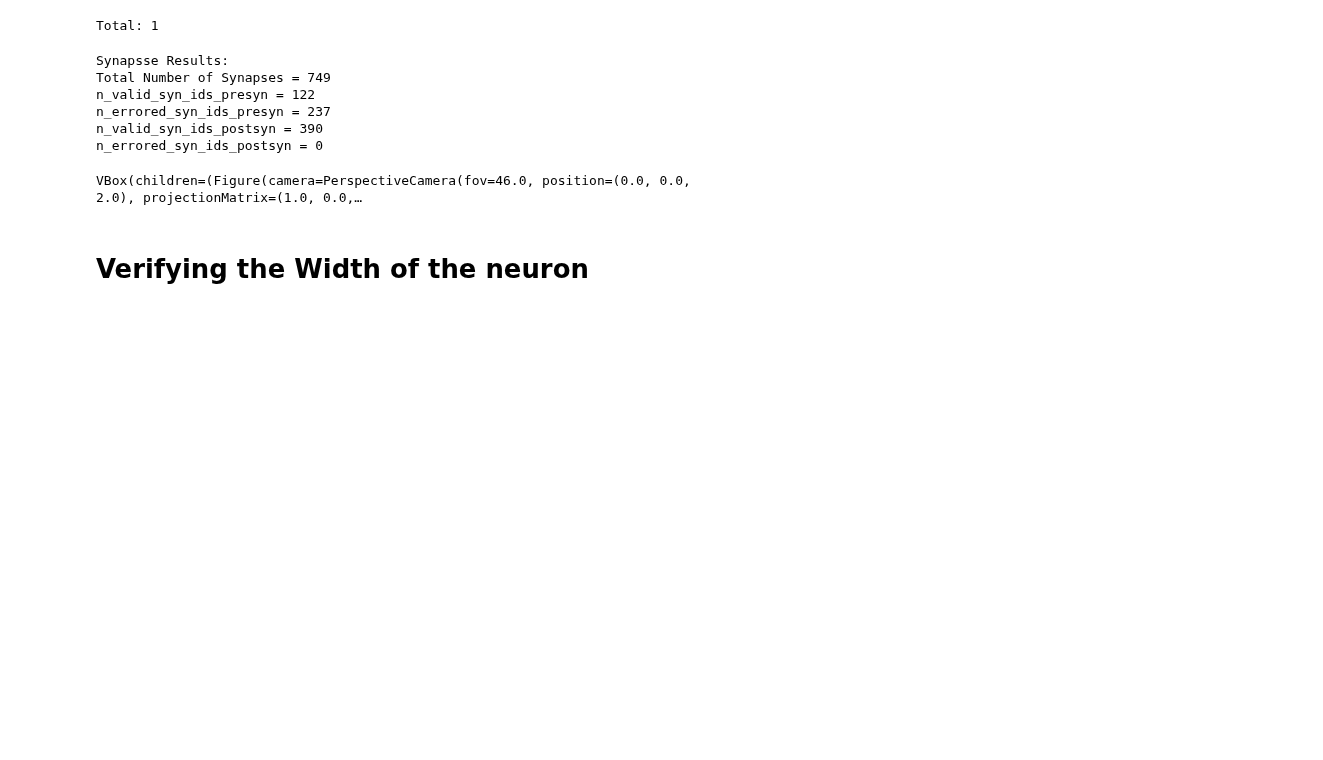
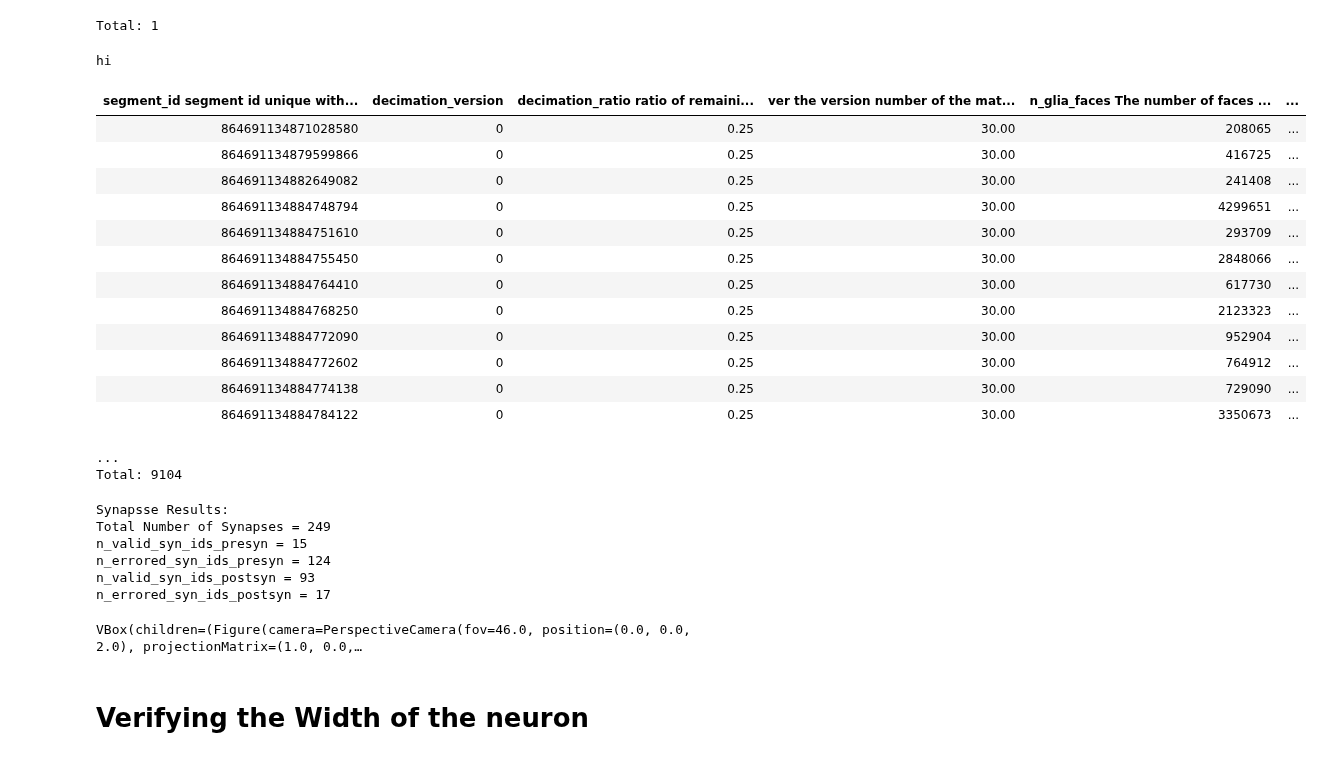
Before and after one commit to celiibrendan/neuron_mesh_tools, a Jupyter notebook: Auto_Proofreading/Validation_Testing/Verifying_Neuron_Proofreading_vp3_Long_V1_to_HVA.ipynb, the cells around one changed output. Saved outputs shown, nothing was run; the diff lists cells and outputs as text; code cells hidden in the pictures; blank space fills up the shorter version.

```diff
--- a/Auto_Proofreading/Validation_Testing/Verifying_Neuron_Proofreading_vp3_Long_V1_to_HVA.ipynb
+++ b/Auto_Proofreading/Validation_Testing/Verifying_Neuron_Proofreading_vp3_Long_V1_to_HVA.ipynb
@@ -47,7 +47,30 @@ du.proofreading_neurons_table() & dict(segment_id=segment_id)
 | segment_id segment id unique with... | decimation_version | decimation_ratio ratio of remaini... | ver the version number of the mat... | process_version the version of th... | ... |
 | 864691136008407980 | 0 | 0.25 | 30.00 | 3 | ... |
 Total: 1
+# %%
+print("hi")
+# %% [output]
+hi
+# %%
+minnie.NeuronGliaNuclei() & "n_glia_faces > 80000"
+# %% [output]
+| segment_id segment id unique with... | decimation_version | decimation_ratio ratio of remaini... | ver the version number of the mat... | n_glia_faces The number of faces ... | ... |
+| 864691134871028580 | 0 | 0.25 | 30.00 | 208065 | ... |
+| 864691134879599866 | 0 | 0.25 | 30.00 | 416725 | ... |
+| 864691134882649082 | 0 | 0.25 | 30.00 | 241408 | ... |
+| 864691134884748794 | 0 | 0.25 | 30.00 | 4299651 | ... |
+| 864691134884751610 | 0 | 0.25 | 30.00 | 293709 | ... |
+| 864691134884755450 | 0 | 0.25 | 30.00 | 2848066 | ... |
+| 864691134884764410 | 0 | 0.25 | 30.00 | 617730 | ... |
+| 864691134884768250 | 0 | 0.25 | 30.00 | 2123323 | ... |
+| 864691134884772090 | 0 | 0.25 | 30.00 | 952904 | ... |
+| 864691134884772602 | 0 | 0.25 | 30.00 | 764912 | ... |
+| 864691134884774138 | 0 | 0.25 | 30.00 | 729090 | ... |
+| 864691134884784122 | 0 | 0.25 | 30.00 | 3350673 | ... |
+...
+Total: 9104
 # %%
+segment_id = 864691134884768250
 du.plot_proofread_neuron(segment_id=segment_id,
                         split_index = 0,
                         plot_proofreading_synapses=True,
@@ -58,11 +81,11 @@ du.plot_proofread_neuron(segment_id=segment_id,
                         )
 # %% [output]
 Synapsse Results:
-Total Number of Synapses = 749
-n_valid_syn_ids_presyn = 122
-n_errored_syn_ids_presyn = 237
-n_valid_syn_ids_postsyn = 390
-n_errored_syn_ids_postsyn = 0
+Total Number of Synapses = 249
+n_valid_syn_ids_presyn = 15
+n_errored_syn_ids_presyn = 124
+n_valid_syn_ids_postsyn = 93
+n_errored_syn_ids_postsyn = 17
 VBox(children=(Figure(camera=PerspectiveCamera(fov=46.0, position=(0.0, 0.0, 2.0), projectionMatrix=(1.0, 0.0,…
 # %%
 import ipyvolume as ipv
```
Also changed, not shown: 1 other file.
